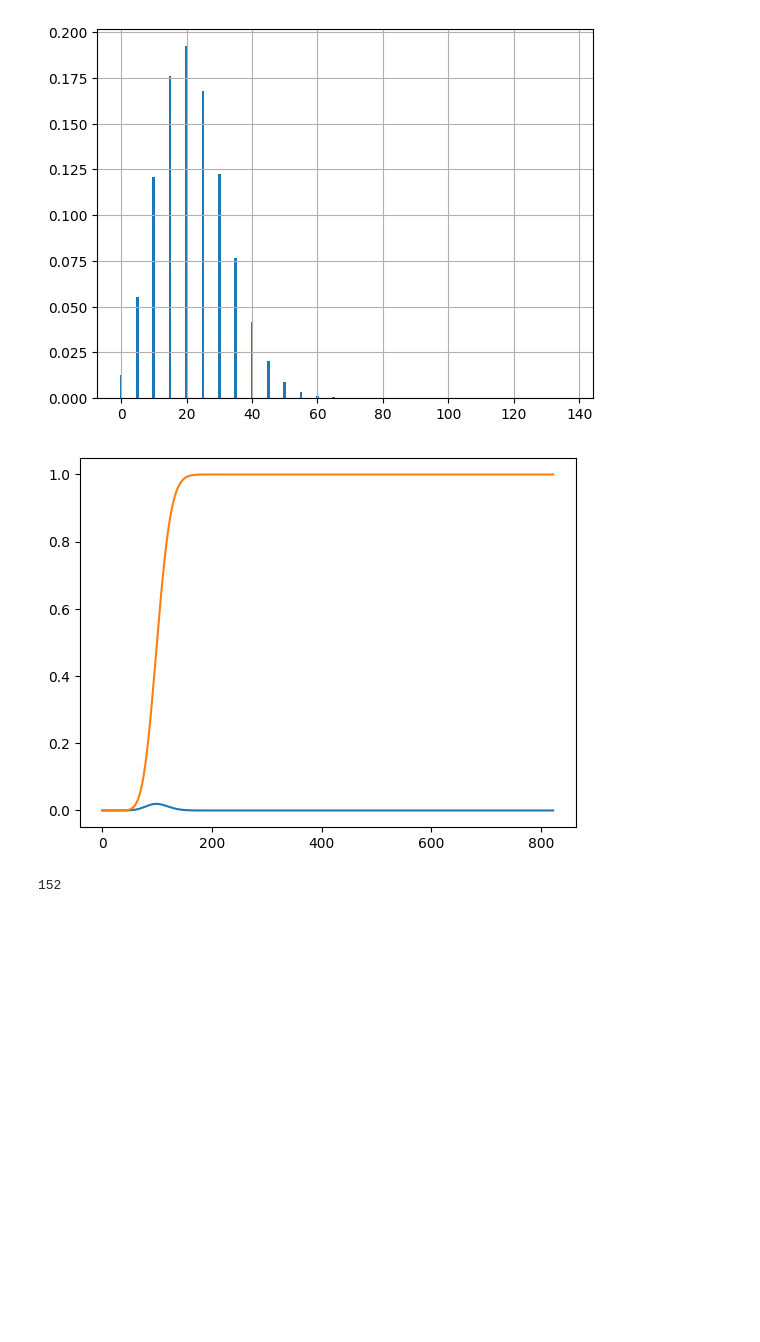
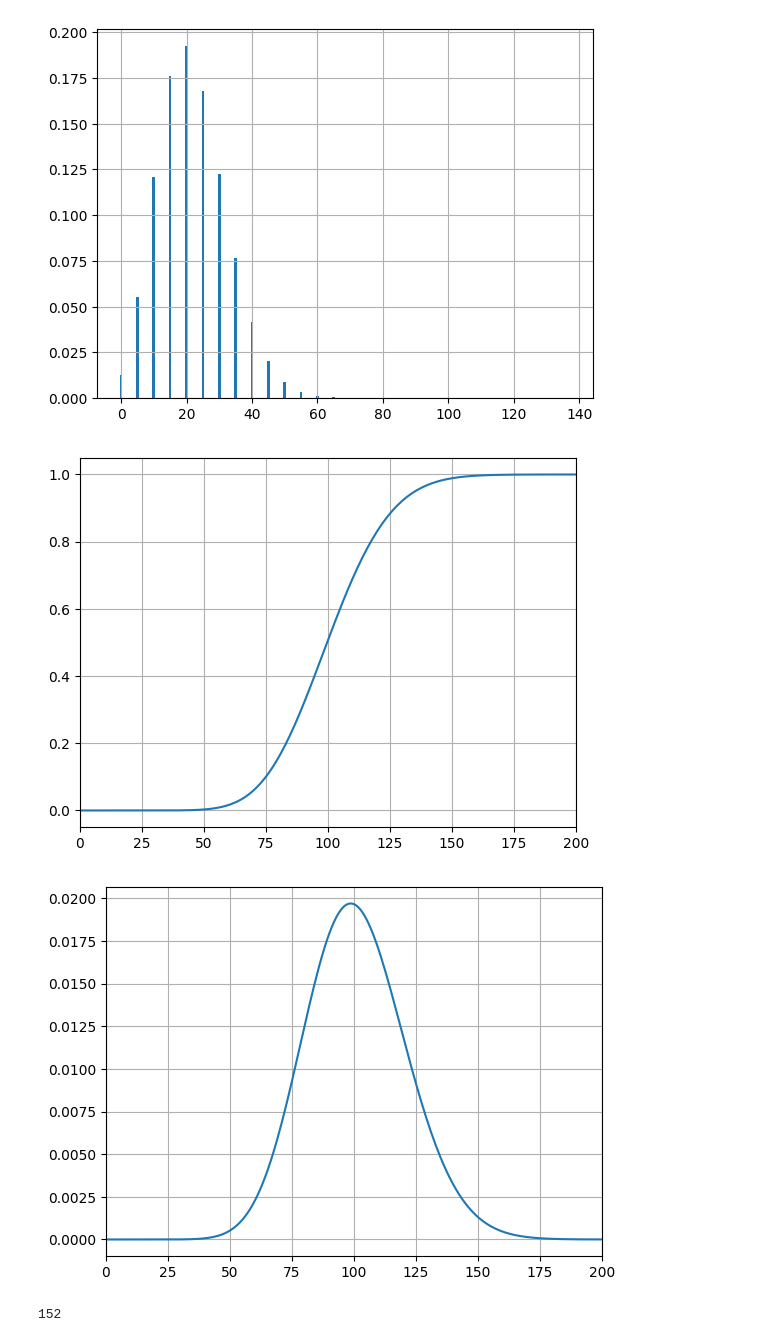
Before and after one commit to KHOUTAIBI/NumericalAnalysis, a Jupyter notebook: Hawkes/OFDMA.ipynb, the cells around one changed output. Drawn from its saved outputs; the diff is of its cells as text; code cells hidden in the pictures; blank space fills up the shorter version.

```diff
--- a/Hawkes/OFDMA.ipynb
+++ b/Hawkes/OFDMA.ipynb
@@ -215,15 +219,23 @@ plt.grid()
 # %%
 F = distribution_k_zeta[0]
 
 for i in range(1, N_max):
     F = np.convolve(F, distribution_k_zeta[i])
 
 
+plt.figure()
+plt.plot(np.cumsum(F))
+plt.grid()
+plt.xlim(0, 200)
+plt.show()
+plt.figure()
 plt.plot(F)
-plt.plot(np.cumsum(F))
+plt.grid()
+plt.xlim((0, 200))
 plt.show()
 # %% [output]
-[figure, old version]
+[figure, new version]
+[figure, added]
 # %%
 po = np.cumsum(F)
 S = po[po < 0.99]
```
Also changed, not shown: parts of 8 cells of this notebook, 1 other file.
